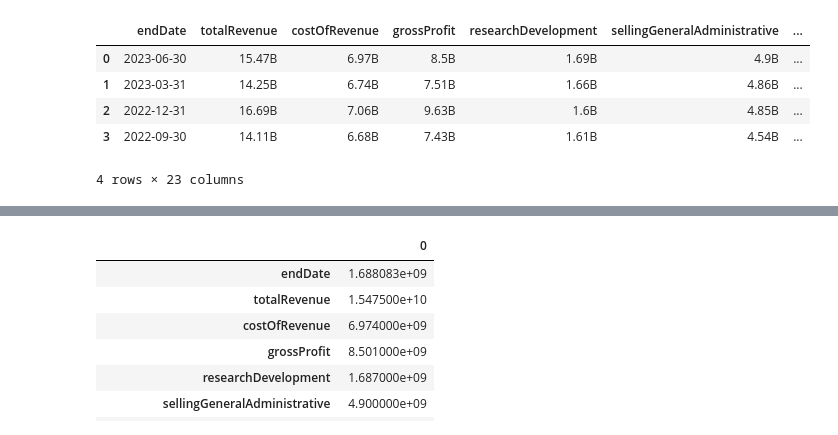
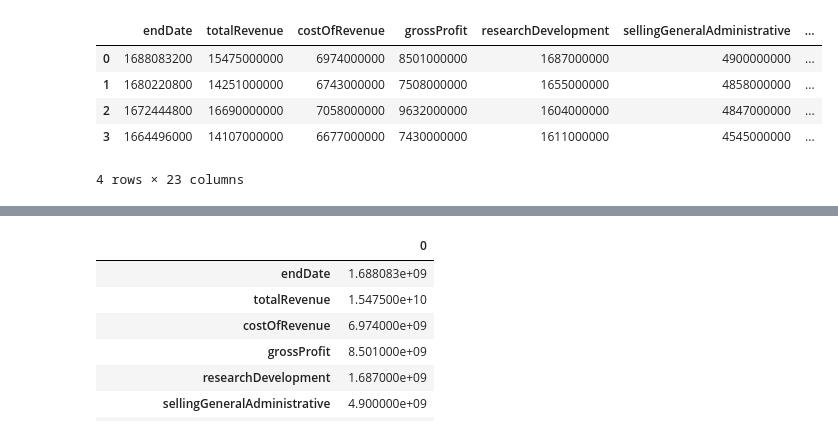
Before and after one commit to touseefyounas/Sankey-Stocks, a Jupyter notebook: YahooFinanceAPI.ipynb, the cells around one changed output, grey strips where cells are left out. Saved outputs shown, nothing was run; the diff lists cells and outputs as text; code cells hidden in the pictures.

```diff
--- a/YahooFinanceAPI.ipynb
+++ b/YahooFinanceAPI.ipynb
@@ -47,35 +66,35 @@ data=data['body']['incomeStatementHistory']
 # %%
 fmt_values = []
 for statement in data:
     statement_values = {}
     for key, value in statement.items():
         if isinstance(value, dict) and 'fmt' in value:
             statement_values[key] = value['fmt']
         elif isinstance(value, list):
             # Handle empty lists by setting them to None
             statement_values[key] = np.nan
     fmt_values.append(statement_values)
 
 # Resulting list of income statement values
 fmt_df=pd.DataFrame(fmt_values)
 
 raw_values = []
 for statement in data:
     statement_values = {}
     for key, value in statement.items():
         if isinstance(value, dict) and 'raw' in value:
             statement_values[key] = value['raw']
         elif isinstance(value, list):
             # Handle empty lists by setting them to None
             statement_values[key] = np.nan
     raw_values.append(statement_values)
 
 raw_df=pd.DataFrame(raw_values)
-fmt_df
+raw_df
 # %% [output]
 |  | endDate | totalRevenue | costOfRevenue | grossProfit | researchDevelopment | sellingGeneralAdministrative | ... |
-| 0 | 2023-06-30 | 15.47B | 6.97B | 8.5B | 1.69B | 4.9B | ... |
-| 1 | 2023-03-31 | 14.25B | 6.74B | 7.51B | 1.66B | 4.86B | ... |
-| 2 | 2022-12-31 | 16.69B | 7.06B | 9.63B | 1.6B | 4.85B | ... |
-| 3 | 2022-09-30 | 14.11B | 6.68B | 7.43B | 1.61B | 4.54B | ... |
+| 0 | 1688083200 | 15475000000 | 6974000000 | 8501000000 | 1687000000 | 4900000000 | ... |
+| 1 | 1680220800 | 14251000000 | 6743000000 | 7508000000 | 1655000000 | 4858000000 | ... |
+| 2 | 1672444800 | 16690000000 | 7058000000 | 9632000000 | 1604000000 | 4847000000 | ... |
+| 3 | 1664496000 | 14107000000 | 6677000000 | 7430000000 | 1611000000 | 4545000000 | ... |
 4 rows × 23 columns
```
Also changed, not shown: parts of 6 cells of this notebook.
